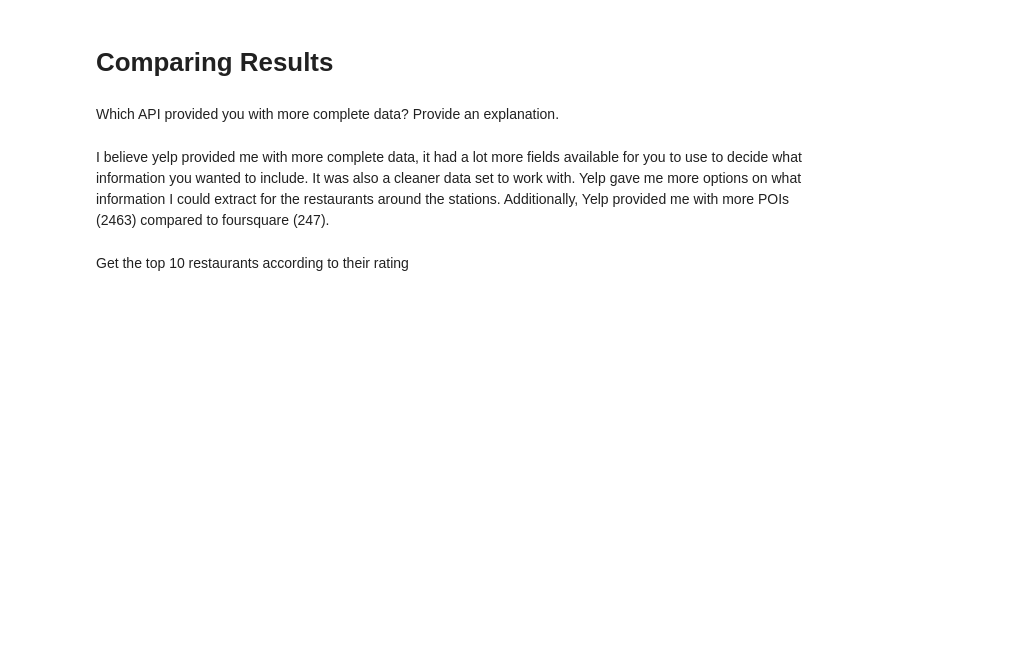
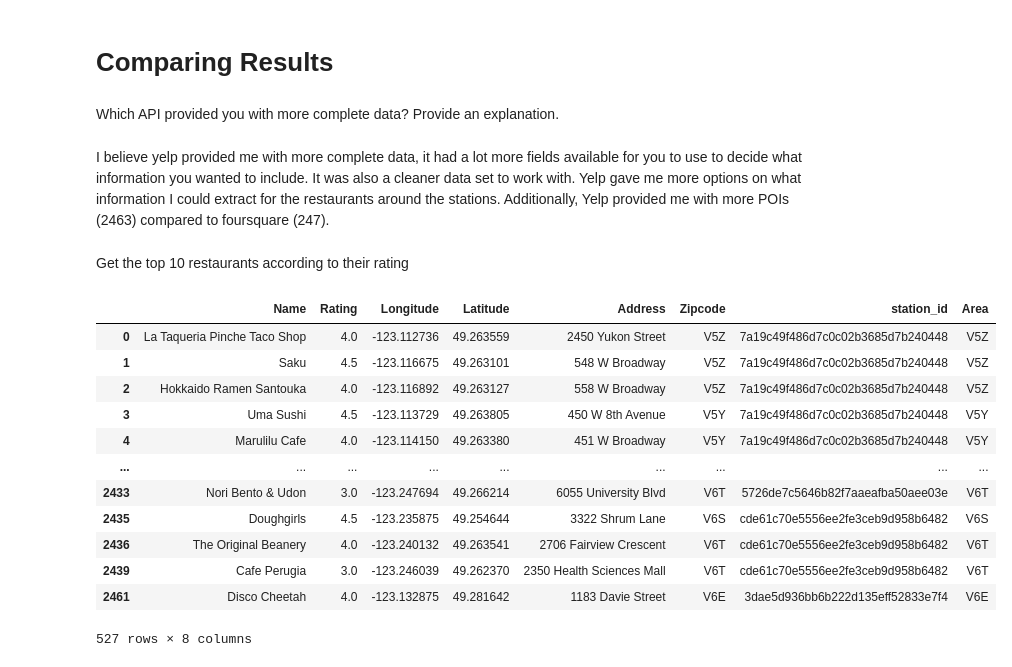
Before and after one commit to issajojoke/Statistical-Modelling-Python-Project, a Jupyter notebook: notebooks/yelp_foursquare_EDA.ipynb, the cells around one changed output. Saved outputs shown, nothing was run; the diff lists cells and outputs as text; code cells hidden in the pictures; blank space fills up the shorter version.

```diff
--- a/notebooks/yelp_foursquare_EDA.ipynb
+++ b/notebooks/yelp_foursquare_EDA.ipynb
@@ -164,0 +192,22 @@ new_yelp_df.sort_values(by=['Rating'], ascending=False).head(10)
+# %%
+# take only first 3 digits of zipcode
+zip_area = new_yelp_df['Zipcode'].astype(str).str[:3]
+zip_area
+
+# add zip area to dataframe
+new_yelp_df['Area'] = zip_area
+new_yelp_df
+# %% [output]
+|  | Name | Rating | Longitude | Latitude | Address | Zipcode | station_id | Area |
+| 0 | La Taqueria Pinche Taco Shop | 4.0 | -123.112736 | 49.263559 | 2450 Yukon Street | V5Z | 7a19c49f486d7c0c02b3685d7b240448 | V5Z |
+| 1 | Saku | 4.5 | -123.116675 | 49.263101 | 548 W Broadway | V5Z | 7a19c49f486d7c0c02b3685d7b240448 | V5Z |
+| 2 | Hokkaido Ramen Santouka | 4.0 | -123.116892 | 49.263127 | 558 W Broadway | V5Z | 7a19c49f486d7c0c02b3685d7b240448 | V5Z |
+| 3 | Uma Sushi | 4.5 | -123.113729 | 49.263805 | 450 W 8th Avenue | V5Y | 7a19c49f486d7c0c02b3685d7b240448 | V5Y |
+| 4 | Marulilu Cafe | 4.0 | -123.114150 | 49.263380 | 451 W Broadway | V5Y | 7a19c49f486d7c0c02b3685d7b240448 | V5Y |
+| ... | ... | ... | ... | ... | ... | ... | ... | ... |
+| 2433 | Nori Bento & Udon | 3.0 | -123.247694 | 49.266214 | 6055 University Blvd | V6T | 5726de7c5646b82f7aaeafba50aee03e | V6T |
+| 2435 | Doughgirls | 4.5 | -123.235875 | 49.254644 | 3322 Shrum Lane | V6S | cde61c70e5556ee2fe3ceb9d958b6482 | V6S |
+| 2436 | The Original Beanery | 4.0 | -123.240132 | 49.263541 | 2706 Fairview Crescent | V6T | cde61c70e5556ee2fe3ceb9d958b6482 | V6T |
+| 2439 | Cafe Perugia | 3.0 | -123.246039 | 49.262370 | 2350 Health Sciences Mall | V6T | cde61c70e5556ee2fe3ceb9d958b6482 | V6T |
+| 2461 | Disco Cheetah | 4.0 | -123.132875 | 49.281642 | 1183 Davie Street | V6E | 3dae5d936bb6b222d135eff52833e7f4 | V6E |
+527 rows × 8 columns
```
Also changed, not shown: parts of 8 cells of this notebook, 4 other files.
